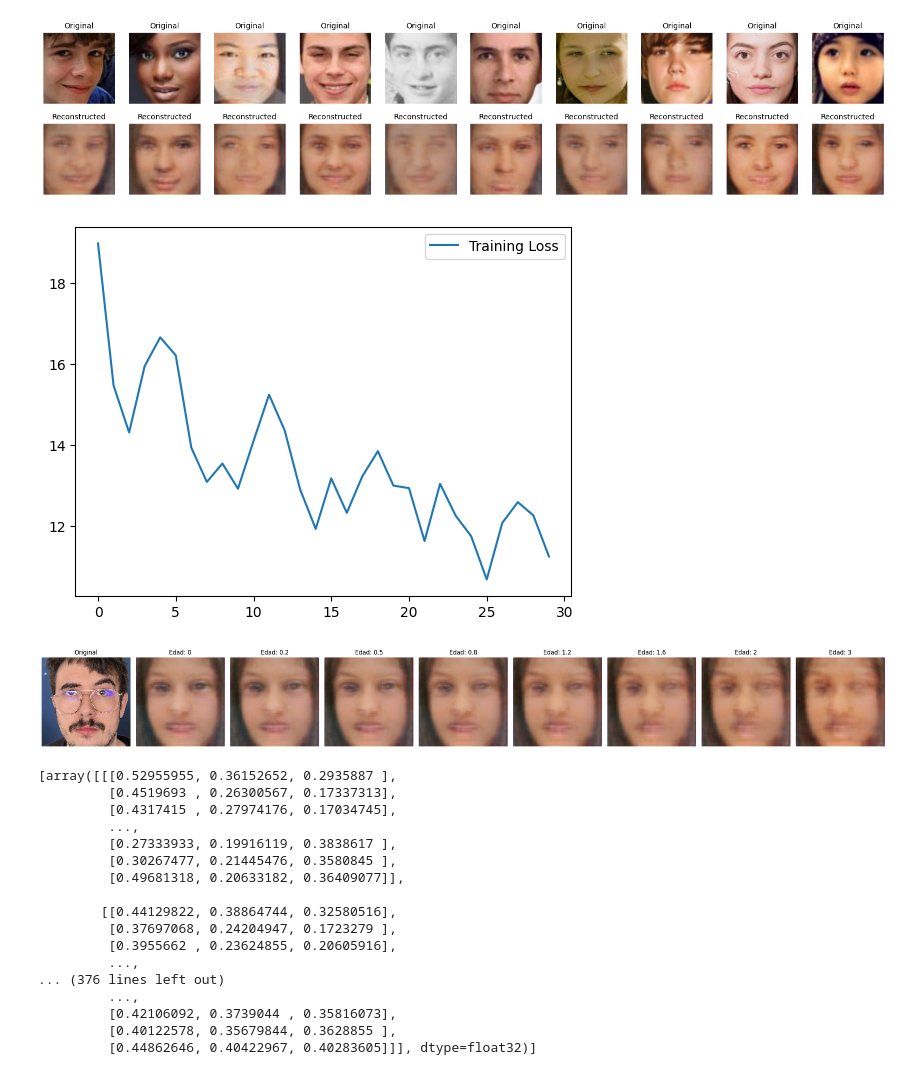
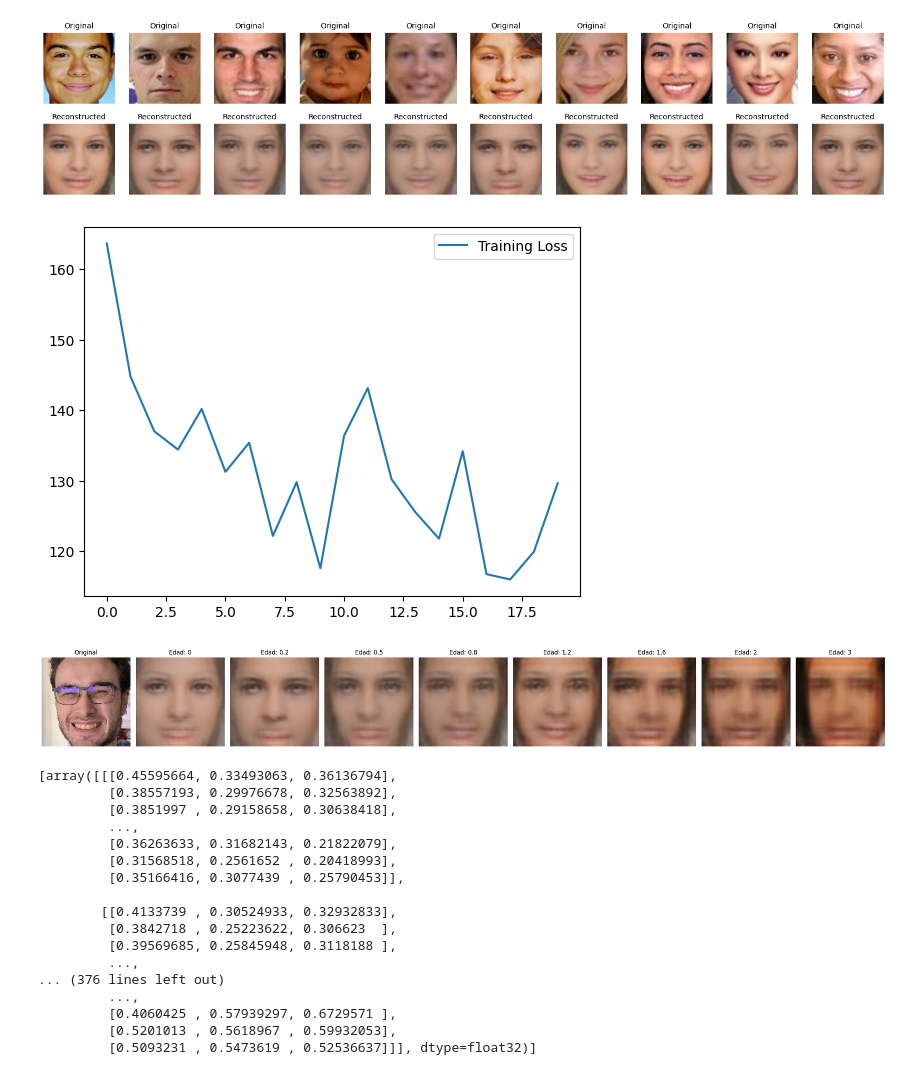
Before and after one commit to jjparrad/face_filters, a Jupyter notebook: src/Notebooks/face_filters_vae_gan.ipynb, the cells around one changed output. Saved outputs shown, nothing was run; the diff lists cells and outputs as text; code cells hidden in the pictures.

```diff
--- a/src/Notebooks/face_filters_vae_gan.ipynb
+++ b/src/Notebooks/face_filters_vae_gan.ipynb
@@ -71,7 +68,7 @@ def preprocess_image(img_path):
     return crops
 # %%
 i = 0
-numImg = 25000
+numImg = 20000
 for root, dirs, files in os.walk(path):
     for file in files:
         if i >= numImg:
@@ -264,11 +260,15 @@ identity_model = FaceNet().model
 identity_model.trainable = False
 
 recon_weight = 1.0
-kl_weight = 0.001
-p_weight = 0.0001
-identity_weight = 0.01
-age_weight = 0.1
-gan_weight = 0.1
+# kl_weight = 0.001
+# p_weight = 0.0001
+# identity_weight = 1000
+# age_weight = 10
+
+kl_weight = 1.0
+p_weight = 1e-3
+identity_weight = 2000
+gan_weight = 0.001
 
 # --- Preparar modelo VGG para perceptual loss ---
 vgg = VGG16(include_top=False, weights='imagenet', input_shape=(128,128,3))
@@ -300,9 +300,6 @@ def identity_loss(x_true, x_pred):
 
     return tf.reduce_mean(tf.square(emb_true - emb_pred))
 
-def age_loss(y_true_age, y_pred_age):
-    return tf.reduce_mean(tf.square(y_true_age - y_pred_age))
-
 bce = tf.keras.losses.BinaryCrossentropy(from_logits=True)
 def gan_loss(disc_real, disc_fake):
     real_loss = bce(tf.ones_like(disc_real), disc_real)
@@ -346,7 +343,6 @@ class VAE(tf.keras.Model):
             # Other losses
             p_loss = perceptual_loss(x, reconstruction)
             id_loss = identity_loss(x, reconstruction)
-            age_loss_value = age_loss(age_input, age_pred)
 
             # GAN loss for generator: fool discriminator
             disc_fake = self.discriminator(reconstruction, training=False)
@@ -355,12 +351,11 @@ class VAE(tf.keras.Model):
 
             # Total VAE loss (REDUCED WEIGHTS)
             vae_loss = (
-                recon_loss +                        # Keep at 1.0
-                0.001 * kl_loss +                   # Reduced from 1.0
-                0.0001 * p_loss +                   # Reduced from 0.5
-                0.01 * id_loss +                    # Reduced from 0.2
-                0.1 * age_loss_value +              # Reduced from 0.2
-                0.1 * gan_loss_value                # Added GAN component
+                recon_weight * recon_loss +                        # Keep at 1.0
+                kl_weight * kl_loss +                   # Reduced from 1.0
+                p_weight * p_loss +                   # Reduced from 0.5
+                identity_weight * id_loss +                    # Reduced from 0.2
+                gan_weight * gan_loss_value                # Added GAN component
             )
 
         # Update VAE
@@ -404,7 +399,6 @@ class VAE(tf.keras.Model):
             "kl_loss": kl_loss,
             "perceptual_loss": p_loss,
             "identity_loss": id_loss,
-            "age_loss": age_loss_value
         }
 
     def test_step(self, data):
@@ -423,14 +417,12 @@ class VAE(tf.keras.Model):
 
         p_loss = perceptual_loss(x, reconstruction)
         id_loss = identity_loss(x, reconstruction)
-        age_loss_value = age_loss(age_input, age_pred)
 
         vae_loss = (
             recon_weight * recon_loss +
             kl_weight * kl_loss +
             p_weight * p_loss +
-            identity_weight * id_loss +
-            age_weight * age_loss_value
+            identity_weight * id_loss
         )
 
         disc_real = self.discriminator(x, training=False)
@@ -447,7 +439,6 @@ class VAE(tf.keras.Model):
             "kl_loss": kl_loss,
             "perceptual_loss": p_loss,
             "identity_loss": id_loss,
-            "age_loss": age_loss_value
         }
 # %%
 latent_dim = 128
@@ -547,33 +538,33 @@ vae.save_weights('../Models/vae_weights.weights.h5')
 # %%
 import matplotlib.pyplot as plt
 
 n = 10
 
 x_sample = tf.convert_to_tensor(x_test[:n], dtype=tf.float32)
-# age_sample = tf.convert_to_tensor(x_test_ages[:n], dtype=tf.float32)
+age_sample = tf.convert_to_tensor(x_test_ages[:n], dtype=tf.float32)
 # age_sample = tf.convert_to_tensor([1,1,1,1,1,1,1,1,1,1], dtype=tf.float32)
-age_sample = tf.convert_to_tensor([2, 2, 2, 2, 2, 2, 2, 2, 2, 2], dtype=tf.float32)
+# age_sample = tf.convert_to_tensor([2, 2, 2, 2, 2, 2, 2, 2, 2, 2], dtype=tf.float32)
 
 z_mean, z_log_var, z = vae.encoder([x_sample, age_sample], training=False)
 decoded_imgs, _ = vae.decoder([z, age_sample], training=False)
 
 plt.figure(figsize=(20, 4))
 for i in range(n):
     # Imagen original
     ax = plt.subplot(2, n, i + 1)
     plt.imshow(x_sample[i].numpy())
     plt.axis("off")
     plt.title("Original", fontsize=10)
 
     # Imagen reconstruida
     ax = plt.subplot(2, n, i + 1 + n)
     plt.imshow(decoded_imgs[i].numpy())
     plt.axis("off")
     plt.title("Reconstructed", fontsize=10)
 
 plt.show()
 # %% [output]
-[figure, old version]
+[figure, new version]
 # %%
 loss = history.history['loss']
 
@@ -583,7 +574,7 @@ plt.plot(epoch_range, loss, label='Training Loss')
 plt.legend()
 plt.show()
 # %% [output]
-[figure, old version]
+[figure, new version]
 # %%
 def generate_age_variations(img_path, ages=[5, 15, 25, 40, 60, 80]):
     """
@@ -641,26 +632,26 @@ def generate_age_variations(img_path, ages=[5, 15, 25, 40, 60, 80]):
     return decoded_results
 # %%
 generate_age_variations(
-    img_path="../Images/M.jpg",
+    img_path="../Images/T.jpg",
     # ages=[0, -5, -2 ,-1, 1, 2, 5]
     ages=[0, 0.2, 0.5, 0.8, 1.2, 1.6, 2, 3]
 )
 # %% [output]
-[figure, old version]
+[figure, new version]
-[array([[[0.52955955, 0.36152652, 0.2935887 ],
-         [0.4519693 , 0.26300567, 0.17337313],
-         [0.4317415 , 0.27974176, 0.17034745],
+[array([[[0.45595664, 0.33493063, 0.36136794],
+         [0.38557193, 0.29976678, 0.32563892],
+         [0.3851997 , 0.29158658, 0.30638418],
          ...,
-         [0.27333933, 0.19916119, 0.3838617 ],
-         [0.30267477, 0.21445476, 0.3580845 ],
-         [0.49681318, 0.20633182, 0.36409077]],
+         [0.36263633, 0.31682143, 0.21822079],
+         [0.31568518, 0.2561652 , 0.20418993],
+         [0.35166416, 0.3077439 , 0.25790453]],
 
-        [[0.44129822, 0.38864744, 0.32580516],
-         [0.37697068, 0.24204947, 0.1723279 ],
-         [0.3955662 , 0.23624855, 0.20605916],
+        [[0.4133739 , 0.30524933, 0.32932833],
+         [0.3842718 , 0.25223622, 0.306623  ],
+         [0.39569685, 0.25845948, 0.3118188 ],
          ...,
 ... (376 lines left out)
          ...,
-         [0.42106092, 0.3739044 , 0.35816073],
-         [0.40122578, 0.35679844, 0.3628855 ],
-         [0.44862646, 0.40422967, 0.40283605]]], dtype=float32)]
+         [0.4060425 , 0.57939297, 0.6729571 ],
+         [0.5201013 , 0.5618967 , 0.59932053],
+         [0.5093231 , 0.5473619 , 0.52536637]]], dtype=float32)]
```
Also changed, not shown: parts of 6 cells of this notebook, 6 other files.
